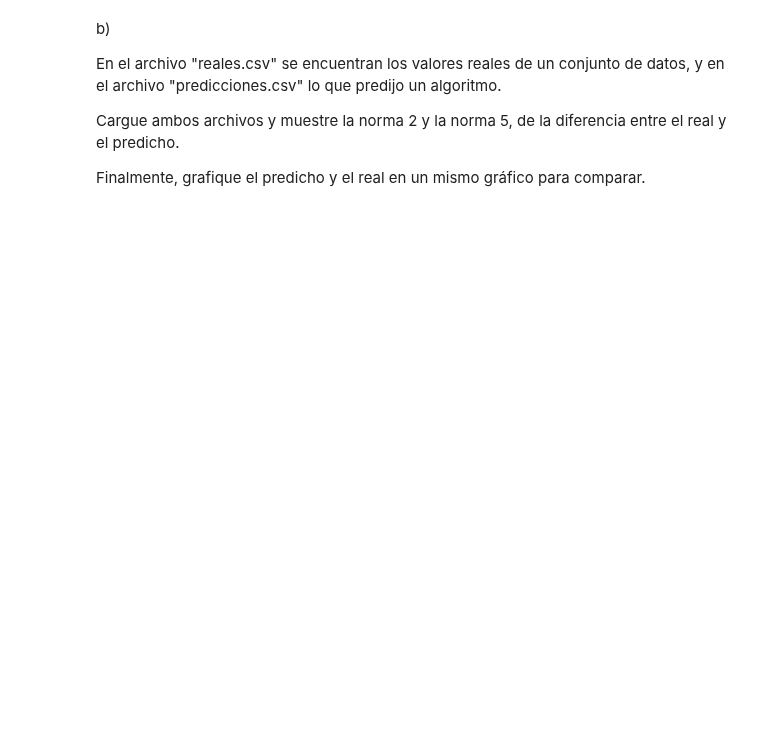
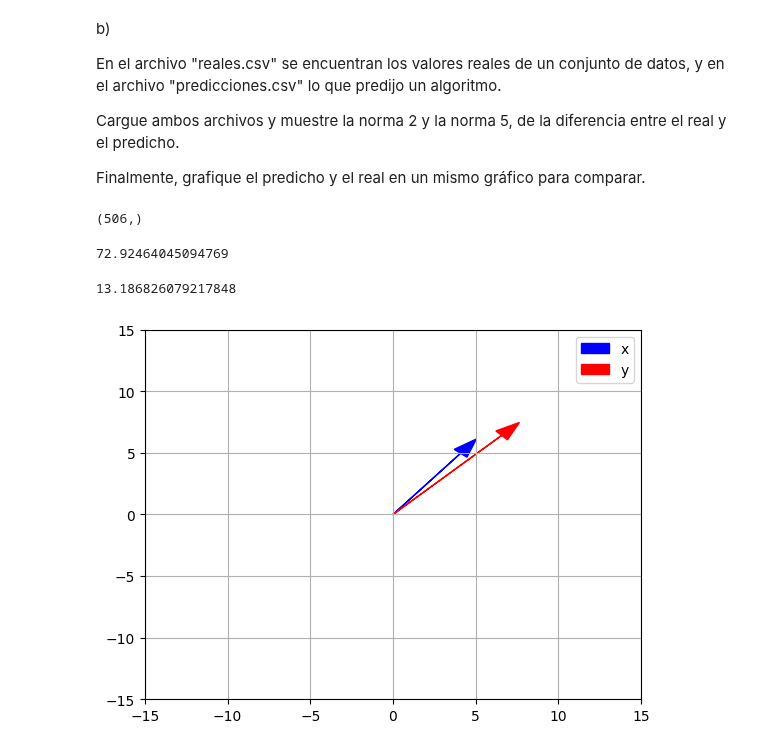
Before and after one commit to mantofer02/DataScienceBootcamp, a Jupyter notebook: Matematica-FundaTec/Tareas/1/Trabajo_Práctico_1_Marco_Ferraro.ipynb, the cells around one changed output. Cells and saved outputs as stored; diff of their text form; code cells hidden in the pictures; blank space fills up the shorter version.

```diff
--- a/Matematica-FundaTec/Tareas/1/Trabajo_Práctico_1_MCD.ipynb
+++ b/Matematica-FundaTec/Tareas/1/Trabajo_Práctico_1_Marco_Ferraro.ipynb
@@ -152,7 +187,7 @@ True
 import matplotlib.pyplot as plt
 import numpy as np
 
-def plot_vectors(x, y):
+def plot_vectors(x, y, x_lim=30, y_lim=30):
   # Create a plot
   plt.figure()
 
@@ -160,9 +195,11 @@ def plot_vectors(x, y):
   plt.arrow(0, 0, x[0], x[1], head_width=1, head_length=1.5, color='b', label='x')
   plt.arrow(0, 0, y[0], y[1], head_width=1, head_length=1.5, color='r', label='y')
 
+
+
   # Set the x and y limits of the plot
-  plt.xlim(-30, 30)
-  plt.ylim(-30, 30)
+  plt.xlim(-1 * x_lim, x_lim)
+  plt.ylim(-1 * y_lim, y_lim)
 
   # Add a grid and legend
   plt.grid()
@@ -250,13 +298,33 @@ Finalmente, grafique el predicho y el real en un mismo gráfico para comparar.
 archivo = "reales.csv"
 dataFrameReales = pd.read_csv(archivo, header = 0)
 
+
 archivo = "predicciones.csv"
 dataFramePredichos = pd.read_csv(archivo, header = 0)
 
 
 # Convertir de pandas a numpy
+true_values = dataFrameReales.to_numpy().squeeze()
+predict_values = dataFramePredichos.to_numpy().squeeze()
 
 
-# Calcular las normas
-
+true_values.shape
 # Graficar
+# %% [output]
+(506,)
+# %%
+# Calcular las normas 2
+
+norm(true_values - predict_values, 2)
+# %% [output]
+72.92464045094769
+# %%
+# Calcular las normas 5
+
+norm(true_values - predict_values, 5)
+# %% [output]
+13.186826079217848
+# %%
+plot_vectors(predict_values, true_values, x_lim=15, y_lim=15)
+# %% [output]
+[figure, added]
```
Also changed, not shown: parts of 11 cells of this notebook, 1 other file.
